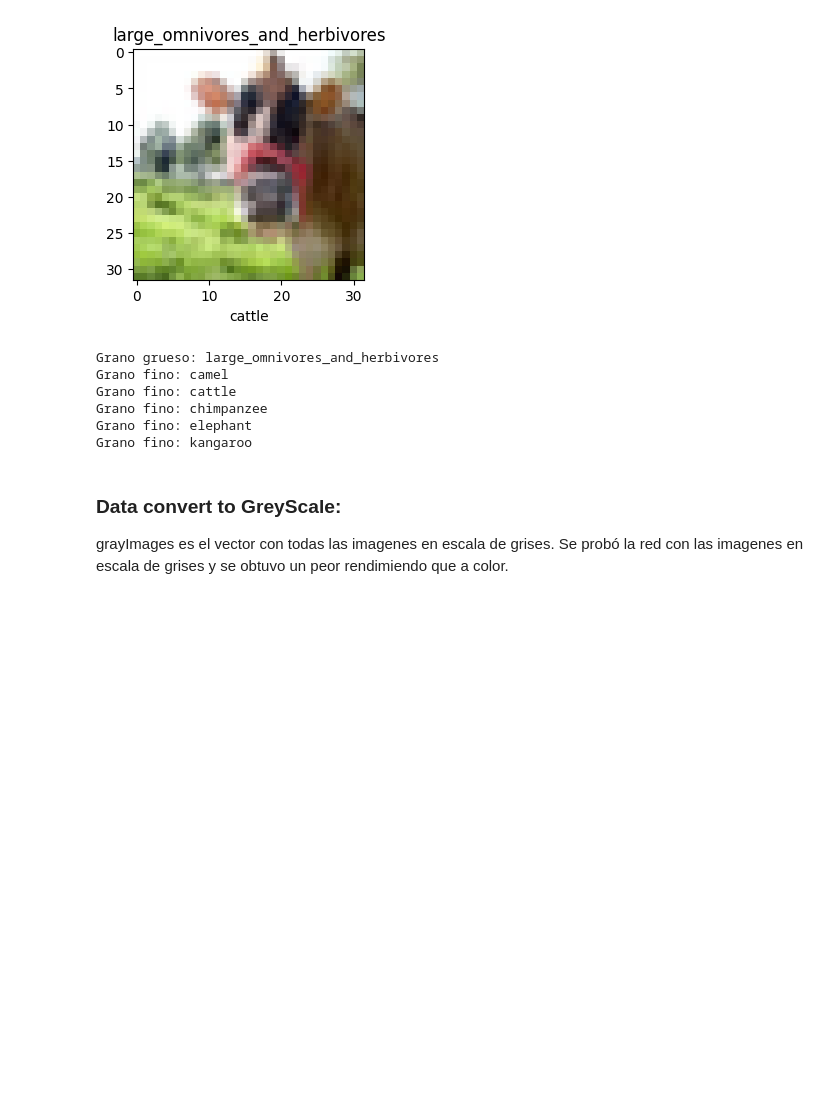
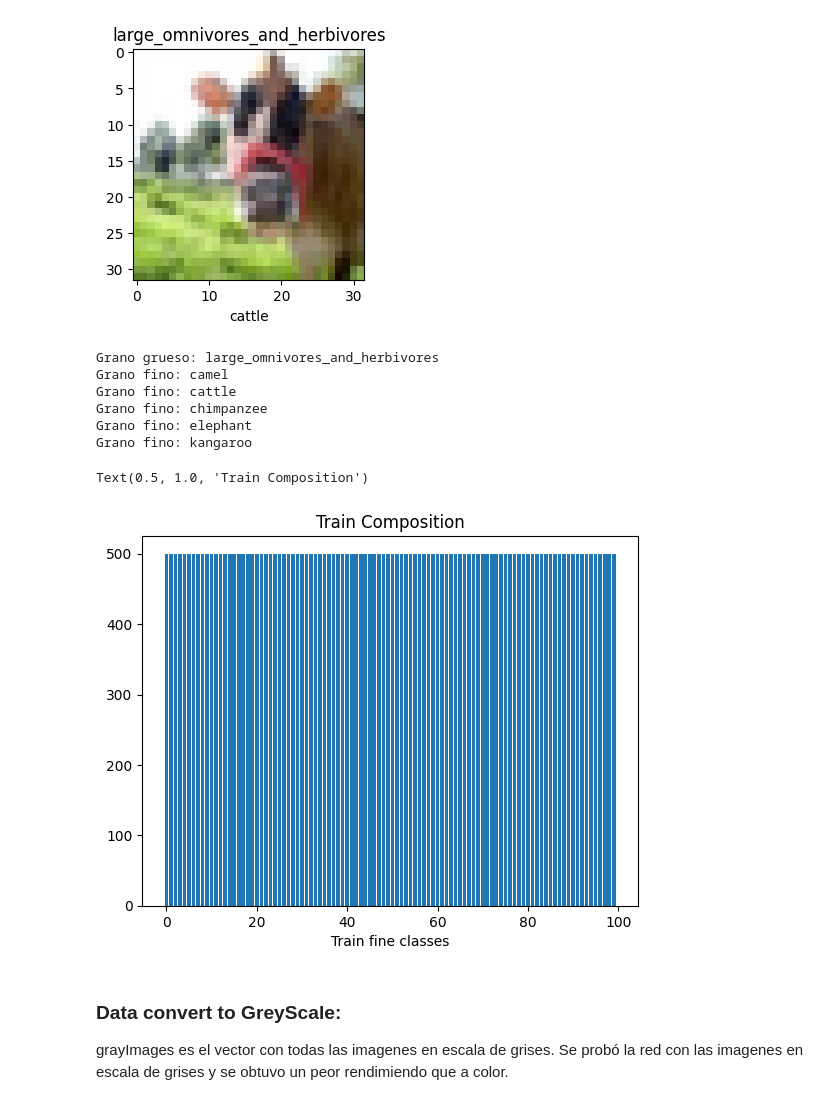
Before and after one commit to NicoBWin/RN1_TP1, a Jupyter notebook: NicoCNN.ipynb, the cells around one changed output. Cells and saved outputs as stored; diff of their text form; code cells hidden in the pictures; blank space fills up the shorter version.

```diff
--- a/NicoCNN.ipynb
+++ b/NicoCNN.ipynb
@@ -92,10 +92,13 @@ Grano fino: elephant
 Grano fino: kangaroo
 # %%
 # Hay una misma cantidad de datos de cada clase fina, podriamos confirmar una distribución uniforme
-#count=[np.count_nonzero(y_train_fine==value) for value in range(100)]
-#plt.bar(range(100), count)
-#plt.xlabel('Train fine classes')
-#plt.title('Train Composition')
+count=[np.count_nonzero(y_train_fine==value) for value in range(100)]
+plt.bar(range(100), count)
+plt.xlabel('Train fine classes')
+plt.title('Train Composition')
+# %% [output]
+Text(0.5, 1.0, 'Train Composition')
+[figure, added]
 # %% [markdown]
 ### Data convert to GreyScale:
 grayImages es el vector con todas las imagenes en escala de grises. Se probó la red con las imagenes en escala de grises y se obtuvo un peor rendimiendo que a color.
```
Also changed, not shown: parts of 26 cells of this notebook.
